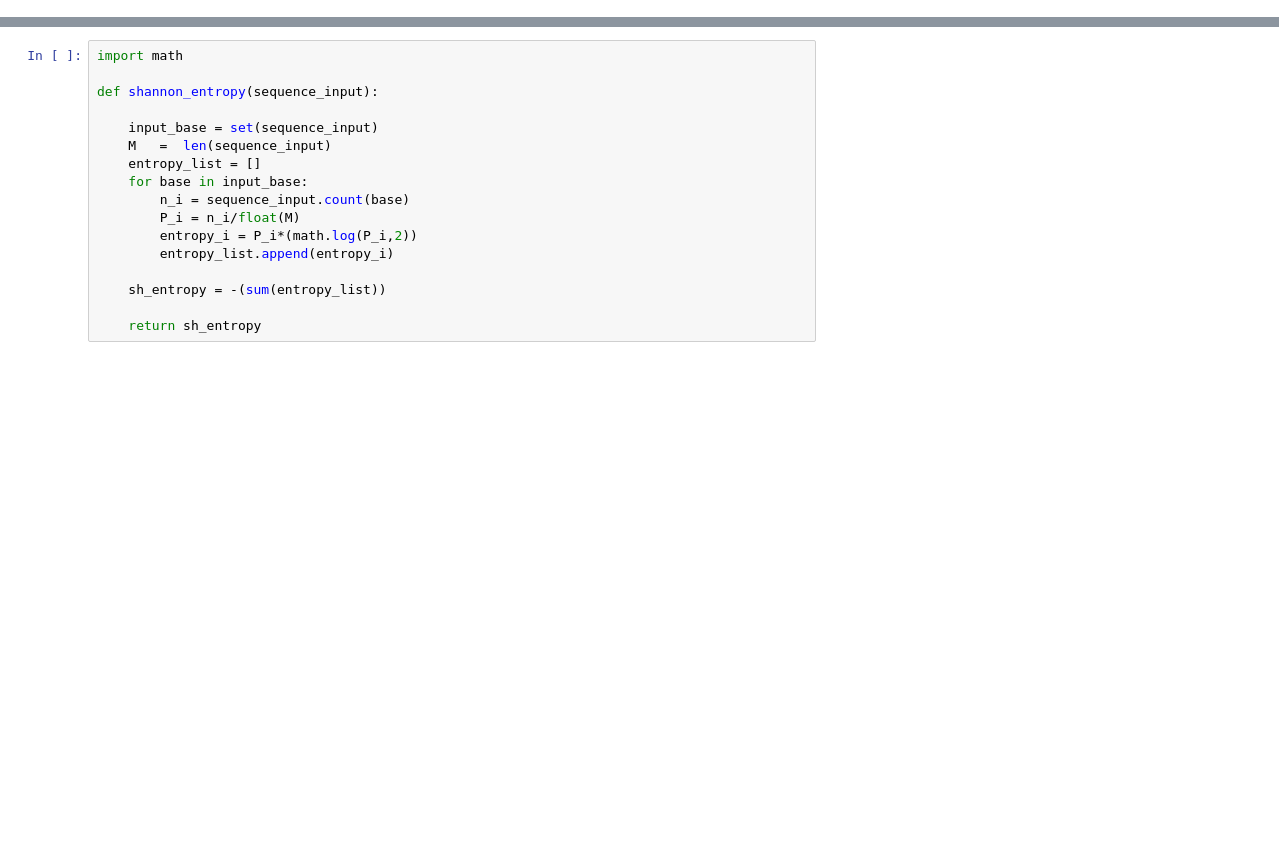
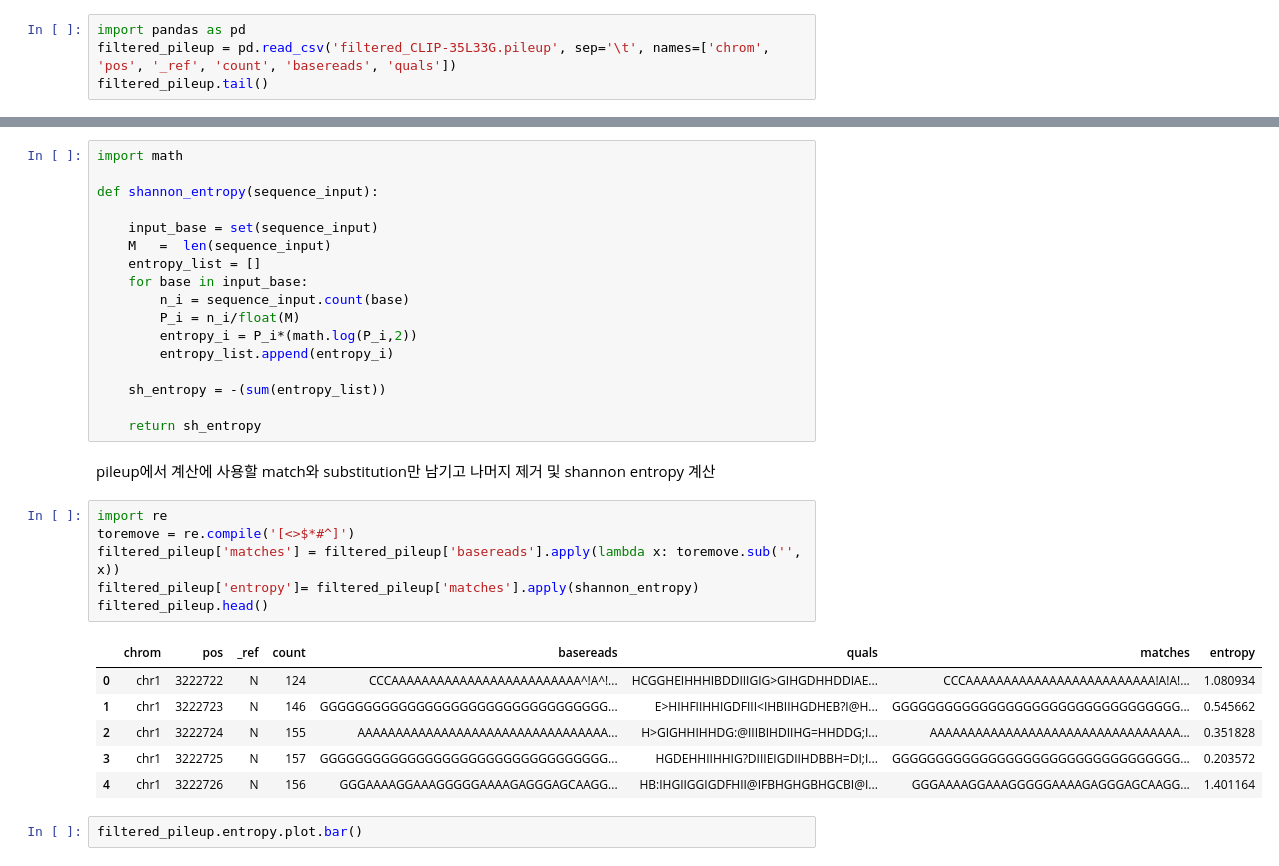
Before and after one commit to JS19563255/2022bioinfo1_project, a Jupyter notebook: myownproject/script.ipynb, the cells around one changed output, grey strips where cells are left out. Cells and saved outputs as stored; diff of their text form; blank space fills up the shorter version.

```diff
--- a/myownproject/script.ipynb
+++ b/myownproject/script.ipynb
@@ -69,0 +92,4 @@ chr1    3056482 N       4       TTTT    G=BG
+# %%
+import pandas as pd
+filtered_pileup = pd.read_csv('filtered_CLIP-35L33G.pileup', sep='\t', names=['chrom', 'pos', '_ref', 'count', 'basereads', 'quals'])
+filtered_pileup.tail()
@@ -91,3 +128,20 @@ def shannon_entropy(sequence_input):
     sh_entropy = -(sum(entropy_list))
 
     return sh_entropy
+# %% [markdown]
+pileup에서 계산에 사용할 match와 substitution만 남기고 나머지 제거 및 shannon entropy 계산
+# %%
+import re
+toremove = re.compile('[<>$*#^]')
+filtered_pileup['matches'] = filtered_pileup['basereads'].apply(lambda x: toremove.sub('', x))
+filtered_pileup['entropy']= filtered_pileup['matches'].apply(shannon_entropy)
+filtered_pileup.head()
+# %% [output]
+|  | chrom | pos | _ref | count | basereads | quals | matches | entropy |
+| 0 | chr1 | 3222722 | N | 124 | CCCAAAAAAAAAAAAAAAAAAAAAAAAA^!A^!... | HCGGHEIHHHIBDDIIIGIG>GIHGDHHDDIAE... | CCCAAAAAAAAAAAAAAAAAAAAAAAAA!A!A!... | 1.080934 |
+| 1 | chr1 | 3222723 | N | 146 | GGGGGGGGGGGGGGGGGGGGGGGGGGGGGGGGG... | E>HIHFIIHHIGDFIII<IHBIIHGDHEB?I@H... | GGGGGGGGGGGGGGGGGGGGGGGGGGGGGGGGG... | 0.545662 |
+| 2 | chr1 | 3222724 | N | 155 | AAAAAAAAAAAAAAAAAAAAAAAAAAAAAAAAA... | H>GIGHHIHHDG:@IIIBIHDIIHG=HHDDG;I... | AAAAAAAAAAAAAAAAAAAAAAAAAAAAAAAAA... | 0.351828 |
+| 3 | chr1 | 3222725 | N | 157 | GGGGGGGGGGGGGGGGGGGGGGGGGGGGGGGGG... | HGDEHHIIHHIG?DIIIEIGDIIHDBBH=DI;I... | GGGGGGGGGGGGGGGGGGGGGGGGGGGGGGGGG... | 0.203572 |
+| 4 | chr1 | 3222726 | N | 156 | GGGAAAAGGAAAGGGGGAAAAGAGGGAGCAAGG... | HB:IHGIIGGIGDFHII@IFBHGHGBHGCBI@I... | GGGAAAAGGAAAGGGGGAAAAGAGGGAGCAAGG... | 1.401164 |
+# %%
+filtered_pileup.entropy.plot.bar()
```
Also changed, not shown: parts of 8 cells of this notebook.
